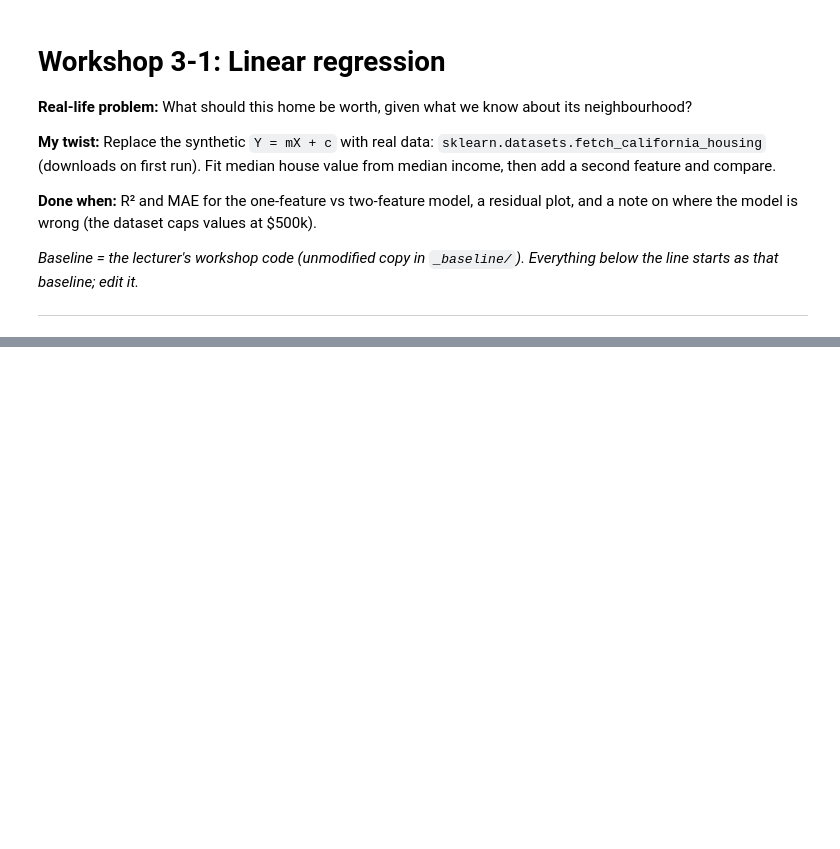
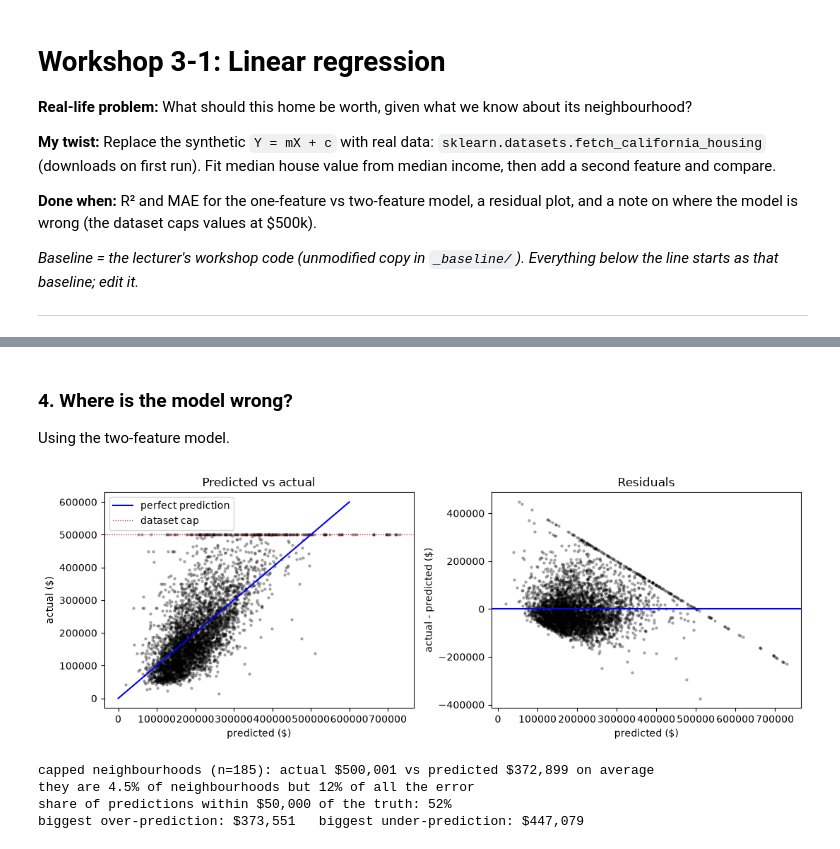
Before and after one commit to helena-byte999/ai-studio-workshops, a Jupyter notebook: 03-1-linear-regression/03-1-linear-regression.ipynb, the cells around one changed output, grey strips where cells are left out. Saved outputs shown, nothing was run; the diff lists cells and outputs as text; code cells hidden in the pictures; blank space fills up the shorter version.

```diff
--- a/03-1-linear-regression/03-1-linear-regression.ipynb
+++ b/03-1-linear-regression/03-1-linear-regression.ipynb
@@ -48,0 +145,15 @@ print('R2 score: %.2f' % r2_score(y, y_pred))
+# %%
+def evaluate(cols):
+    model = LinearRegression().fit(X_train[cols], y_train)
+    pred = model.predict(X_test[cols])
+    return model, pred, {'R²': r2_score(y_test, pred),
+                         'typical error, MAE ($)': mean_absolute_error(y_test, pred),
+                         'MAE excl. capped ($)': mean_absolute_error(y_test[~capped_test], pred[~capped_test]),
+                         'negative predictions': int((pred < 0).sum())}
+
+specs = {'income only': ['MedInc'],
+         f'income + {second}': ['MedInc', second],
+         'income + latitude + longitude': ['MedInc', 'Latitude', 'Longitude'],
+         'all 8 features': features}
+results = {name: evaluate(cols) for name, cols in specs.items()}
+pd.DataFrame({name: r[2] for name, r in results.items()}).T.round({'R²': 3, 'typical error, MAE ($)': 0, 'MAE excl. capped ($)': 0})
@@ -48,0 +166,30 @@ print('R2 score: %.2f' % r2_score(y, y_pred))
+# %% [markdown]
+### 4. Where is the model wrong?
+Using the two-feature model.
+# %%
+name2 = f'income + {second}'
+pred = results[name2][1]
+actual = y_test.to_numpy()
+resid = actual - pred
+
+fig, ax = plt.subplots(1, 2, figsize=(11, 4))
+ax[0].scatter(pred, actual, s=5, alpha=0.25, color='black')
+ax[0].plot([0, 600_000], [0, 600_000], 'b-', lw=1.5, label='perfect prediction')
+ax[0].axhline(CAP, color='r', ls=':', lw=0.9, label='dataset cap')
+ax[0].set_xlabel('predicted ($)'); ax[0].set_ylabel('actual ($)'); ax[0].set_title('Predicted vs actual'); ax[0].legend()
+ax[1].scatter(pred, resid, s=5, alpha=0.25, color='black')
+ax[1].axhline(0, color='b', lw=1.5)
+ax[1].set_xlabel('predicted ($)'); ax[1].set_ylabel('actual - predicted ($)'); ax[1].set_title('Residuals')
+plt.tight_layout(); plt.show()
+
+share_capped = np.abs(resid[capped_test]).sum() / np.abs(resid).sum()
+print(f'capped neighbourhoods (n={capped_test.sum()}): actual ${actual[capped_test].mean():,.0f} vs predicted ${pred[capped_test].mean():,.0f} on average')
+print(f'they are {capped_test.mean() * 100:.1f}% of neighbourhoods but {share_capped * 100:.0f}% of all the error')
+print(f'share of predictions within $50,000 of the truth: {(np.abs(resid) <= 50_000).mean() * 100:.0f}%')
+print(f'biggest over-prediction: ${-resid.min():,.0f}   biggest under-prediction: ${resid.max():,.0f}')
+# %% [output]
+[figure, added]
+capped neighbourhoods (n=185): actual $500,001 vs predicted $372,899 on average
+they are 4.5% of neighbourhoods but 12% of all the error
+share of predictions within $50,000 of the truth: 52%
+biggest over-prediction: $373,551   biggest under-prediction: $447,079
```
Also changed, not shown: parts of 15 cells of this notebook, 7 other files.
